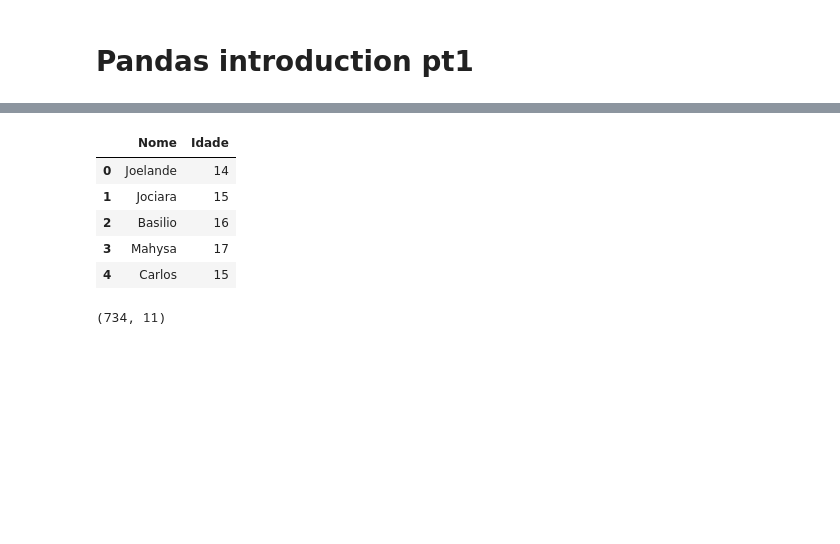
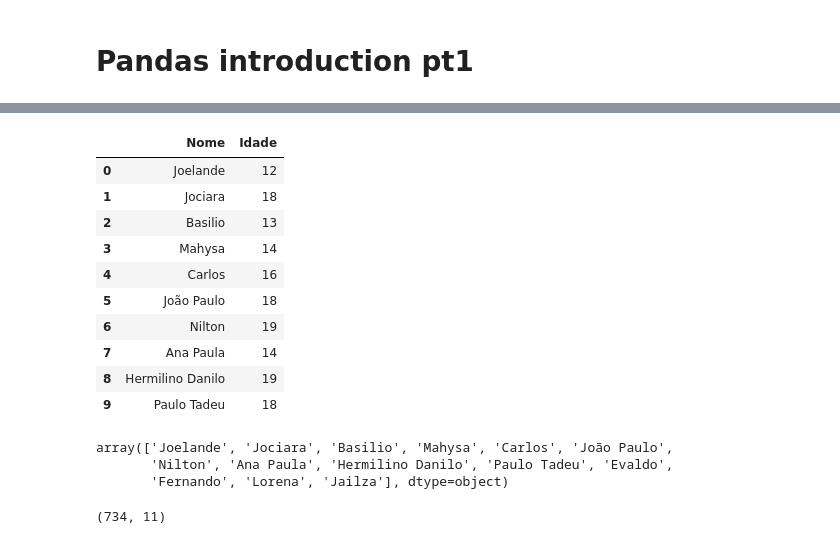
Before and after one commit to 255ribeiro/Algorithmic_Modeling_Special_Training, a Jupyter notebook: docs/Python_Training/dados_py/pandas_intro.ipynb, the cells around one changed output, grey strips where cells are left out. Cells and saved outputs as stored; diff of their text form; code cells hidden in the pictures; blank space fills up the shorter version.

```diff
--- a/docs/Python_Training/dados_py/pandas_intro.ipynb
+++ b/docs/Python_Training/dados_py/pandas_intro.ipynb
@@ -15,14 +15,25 @@ dados = {'Nome': ['Joelande','Jociara', 'Basilio', 'Mahysa', 'Carlos', 'João Pa
 }
 # %%
 df = pd.DataFrame(dados)
-df.head()
+df.head(10)
 # %% [output]
 |  | Nome | Idade |
-| 0 | Joelande | 14 |
-| 1 | Jociara | 15 |
-| 2 | Basilio | 16 |
-| 3 | Mahysa | 17 |
-| 4 | Carlos | 15 |
+| 0 | Joelande | 12 |
+| 1 | Jociara | 18 |
+| 2 | Basilio | 13 |
+| 3 | Mahysa | 14 |
+| 4 | Carlos | 16 |
+| 5 | João Paulo | 18 |
+| 6 | Nilton | 19 |
+| 7 | Ana Paula | 14 |
+| 8 | Hermilino Danilo | 19 |
+| 9 | Paulo Tadeu | 18 |
+# %%
+df['Nome'].values
+# %% [output]
+array(['Joelande', 'Jociara', 'Basilio', 'Mahysa', 'Carlos', 'João Paulo',
+       'Nilton', 'Ana Paula', 'Hermilino Danilo', 'Paulo Tadeu', 'Evaldo',
+       'Fernando', 'Lorena', 'Jailza'], dtype=object)
 # %%
 df = pd.read_csv('https://raw.githubusercontent.com/255ribeiro/curso_python_gis/master/docs/dados_py/heroes_information.csv')
 print(df.shape)
```
Also changed, not shown: parts of 8 cells of this notebook, 12 other files.
